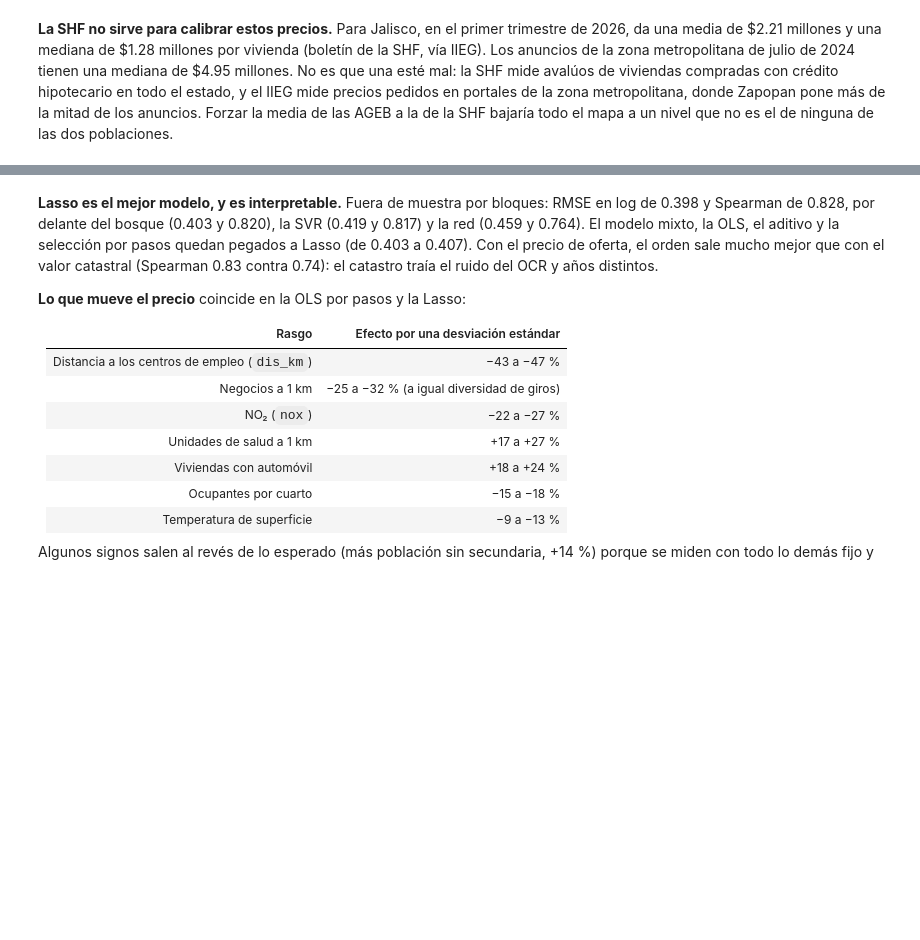
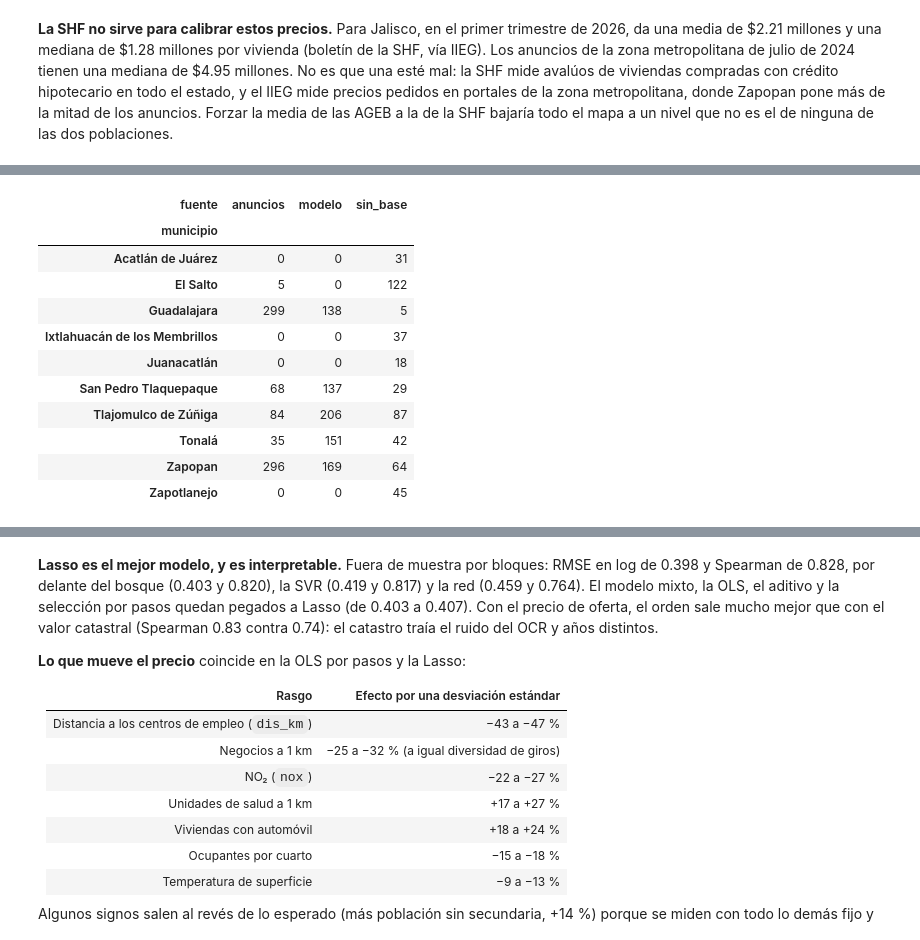
Before and after one commit to RemiH06/mapoDoufu, a Jupyter notebook: estudios/precio_estimado/modelos.ipynb, the cells around one changed output, grey strips where cells are left out. Drawn from its saved outputs; the diff is of its cells as text; code cells hidden in the pictures; blank space fills up the shorter version.

Commit message:
feat(vivienda): vista y tabla del precio de oferta por AGEB

```diff
--- a/estudios/precio_estimado/modelos.ipynb
+++ b/estudios/precio_estimado/modelos.ipynb
@@ -16,13 +16,15 @@ from pathlib import Path
 import numpy as np
 import pandas as pd
 
-from precio import calibracion, conformal, datos, graficas, interpretables, modelos
+from precio import calibracion, conformal, datos, graficas, interpretables, modelos, salida
 
 warnings.filterwarnings("ignore")
 pd.set_option("display.precision", 3)
 
 RAIZ = Path("../..")
 DATASET = RAIZ / "mapo_core/data/vivienda_gdl_v8.zip"
+SALIDA = RAIZ / "mapo_core/data/precio_estimado/precio_ageb_v2.csv"
+VERSION = "v2-2026-11-21"
 ALFA = 0.2  # rango con 80 % de cobertura nominal
 RASGOS = datos.RASGOS
 # %% [markdown]
@@ -466,0 +473,20 @@ pd.DataFrame({
+# %%
+elegido = "Lasso + ancho lineal"
+cob_mun = conformal.resumen(rangos[elegido]).set_index("municipio")["cobertura"]
+t = salida.tabla_oferta(v, variantes[elegido], RASGOS, ALFA, cob_mun, VERSION)
+SALIDA.parent.mkdir(parents=True, exist_ok=True)
+t.to_csv(SALIDA, index=False)
+t.groupby(["municipio", "fuente"]).size().unstack(fill_value=0)
+# %% [output]
+| fuente | anuncios | modelo | sin_base |
+| municipio |  |  |  |
+| Acatlán de Juárez | 0 | 0 | 31 |
+| El Salto | 5 | 0 | 122 |
+| Guadalajara | 299 | 138 | 5 |
+| Ixtlahuacán de los Membrillos | 0 | 0 | 37 |
+| Juanacatlán | 0 | 0 | 18 |
+| San Pedro Tlaquepaque | 68 | 137 | 29 |
+| Tlajomulco de Zúñiga | 84 | 206 | 87 |
+| Tonalá | 35 | 151 | 42 |
+| Zapopan | 296 | 169 | 64 |
+| Zapotlanejo | 0 | 0 | 45 |
```
Also changed, not shown: parts of 5 cells of this notebook, 12 other files.
